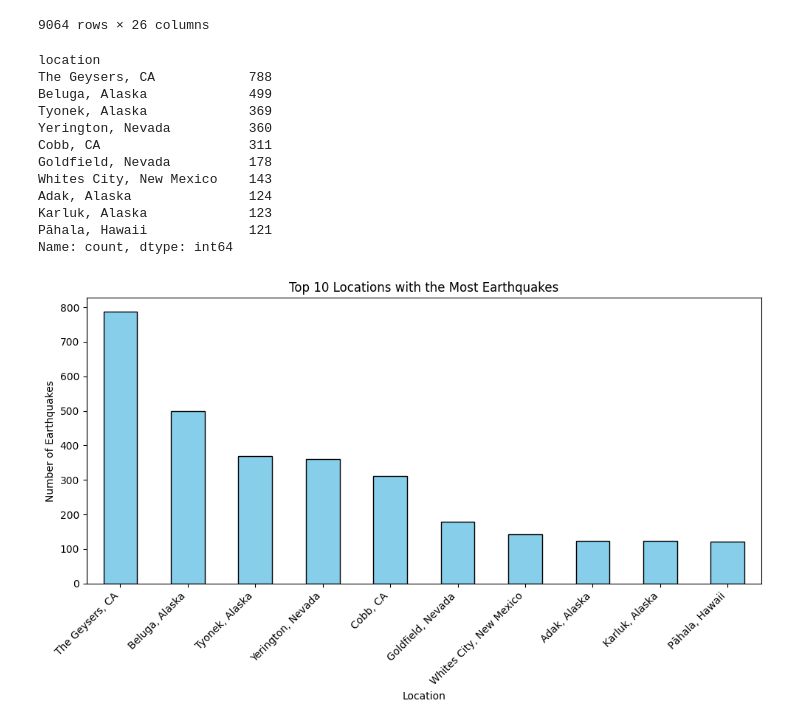
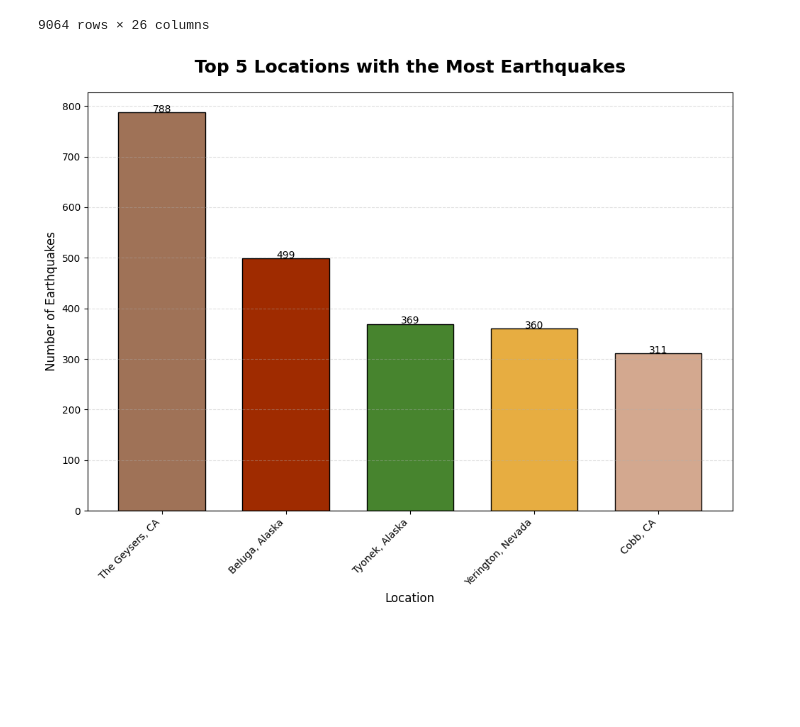
Before and after one commit to bytesbyt/ds_data_visualisation, a Jupyter notebook: earthquake.ipynb, the cells around one changed output. Cells and saved outputs as stored; diff of their text form; code cells hidden in the pictures; blank space fills up the shorter version.

Commit message:
Update earthquake plots

```diff
--- a/earthquake.ipynb
+++ b/earthquake.ipynb
@@ -342,31 +342,39 @@ data
 # %%
 # Count occurrences of each location
 location_counts = data['location'].value_counts()
 
-# Display the top 10 locations with the most earthquakes
-top_locations = location_counts.head(10)
-print(top_locations)
+# Display the top 5 locations with the most earthquakes
+top_locations = location_counts.head(5)
 
-# Visualize the top locations
-plt.figure(figsize=(10, 6))
-top_locations.plot(kind='bar', color='skyblue', edgecolor='black')
-plt.title('Top 10 Locations with the Most Earthquakes')
-plt.xlabel('Location')
-plt.ylabel('Number of Earthquakes')
-plt.xticks(rotation=45, ha='right')
+# Custom colour palette (hex codes)
+custom_colours = ['#9F7257', '#9F2B00', '#47842E', '#E7AD41', '#D3A88F', '#DF7425']
+
+# Visualise the top locations
+plt.figure(figsize=(10, 8))
+
+# Define bar positions and width
+x_positions = np.arange(len(top_locations))
+bar_width = 0.7
+
+top_locations.plot(
+    kind='bar',
+    color=custom_colours[:len(top_locations)],
+    edgecolor='black',
+    width=bar_width
+)
+
+# Add title and labels
+plt.title('Top 5 Locations with the Most Earthquakes', fontsize=18, fontweight='bold', pad=20)
+plt.xlabel('Location', fontsize=12)
+plt.ylabel('Number of Earthquakes', fontsize=12)
+plt.xticks(rotation=45, ha='right', fontsize=10)
+plt.grid(axis='y', linestyle='--', alpha=0.4)
+
+# Add data labels above each bar
+for index, value in enumerate(top_locations.values):
+    plt.text(index, value + 0.5, str(value), ha='center', fontsize=10, color='black')
+
 plt.tight_layout()
 plt.show()
 # %% [output]
-location
-The Geysers, CA            788
-Beluga, Alaska             499
-Tyonek, Alaska             369
-Yerington, Nevada          360
-Cobb, CA                   311
-Goldfield, Nevada          178
-Whites City, New Mexico    143
-Adak, Alaska               124
-Karluk, Alaska             123
-Pāhala, Hawaii             121
-Name: count, dtype: int64
-[figure, old version]
+[figure, new version]
```
Also changed, not shown: parts of 3 cells of this notebook, 6 other files.
